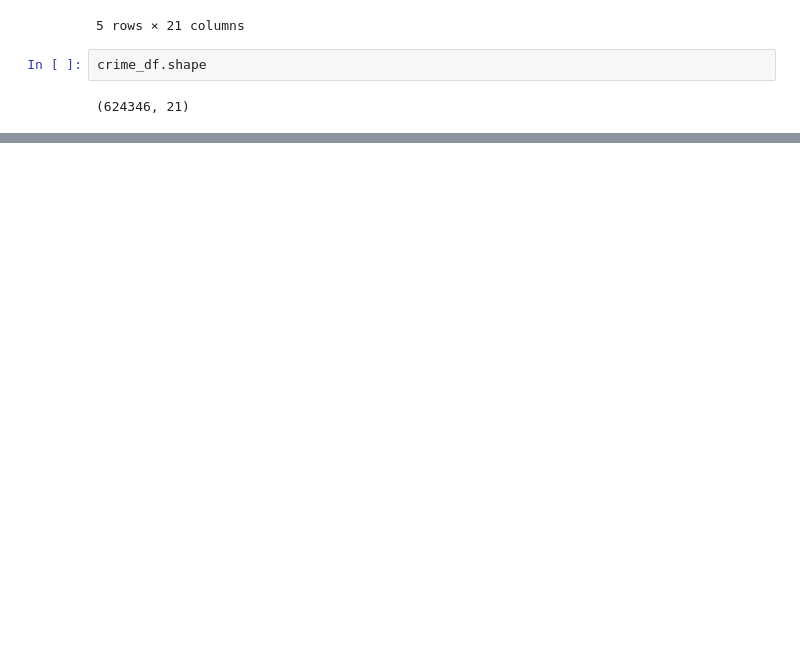
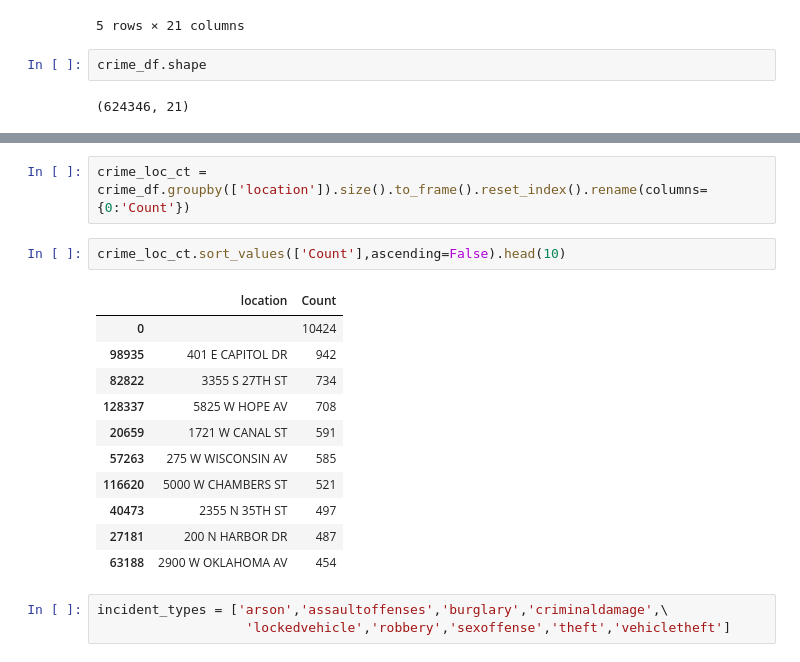
Before and after one commit to Aycrazy/MKE_LC, a Jupyter notebook: MKE_Lead.ipynb, the cells around one changed output, grey strips where cells are left out. Drawn from its saved outputs; the diff is of its cells as text; blank space fills up the shorter version.

```diff
--- a/MKE_Lead.ipynb
+++ b/MKE_Lead.ipynb
@@ -143,0 +187,19 @@ crime_df.shape
+# %%
+crime_loc_ct = crime_df.groupby(['location']).size().to_frame().reset_index().rename(columns={0:'Count'})
+# %%
+crime_loc_ct.sort_values(['Count'],ascending=False).head(10)
+# %% [output]
+|  | location | Count |
+| 0 |  | 10424 |
+| 98935 | 401 E CAPITOL DR | 942 |
+| 82822 | 3355 S 27TH ST | 734 |
+| 128337 | 5825 W HOPE AV | 708 |
+| 20659 | 1721 W CANAL ST | 591 |
+| 57263 | 275 W WISCONSIN AV | 585 |
+| 116620 | 5000 W CHAMBERS ST | 521 |
+| 40473 | 2355 N 35TH ST | 497 |
+| 27181 | 200 N HARBOR DR | 487 |
+| 63188 | 2900 W OKLAHOMA AV | 454 |
+# %%
+incident_types = ['arson','assaultoffenses','burglary','criminaldamage',\
+                   'lockedvehicle','robbery','sexoffense','theft','vehicletheft']
```
Also changed, not shown: parts of 33 cells of this notebook, 3 other files.
